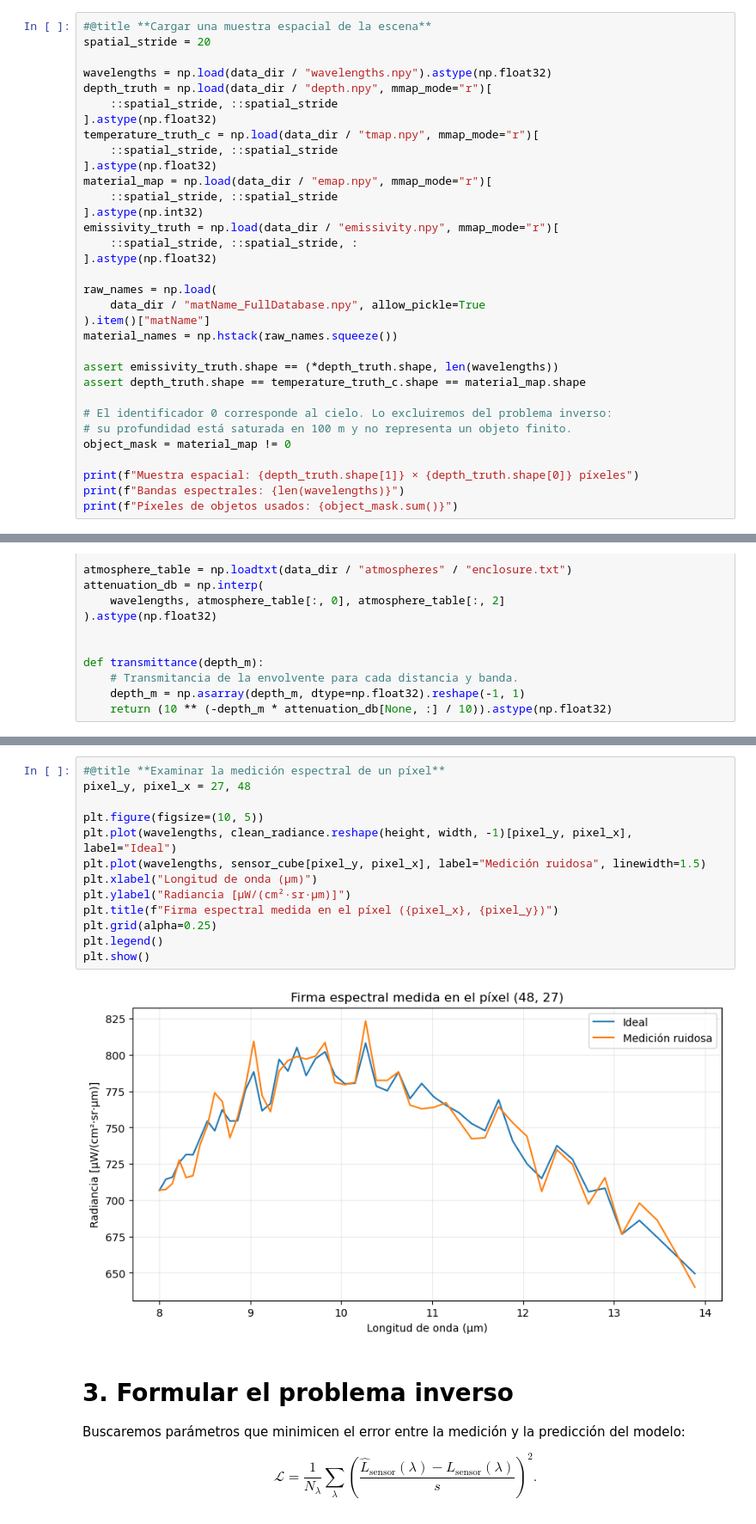
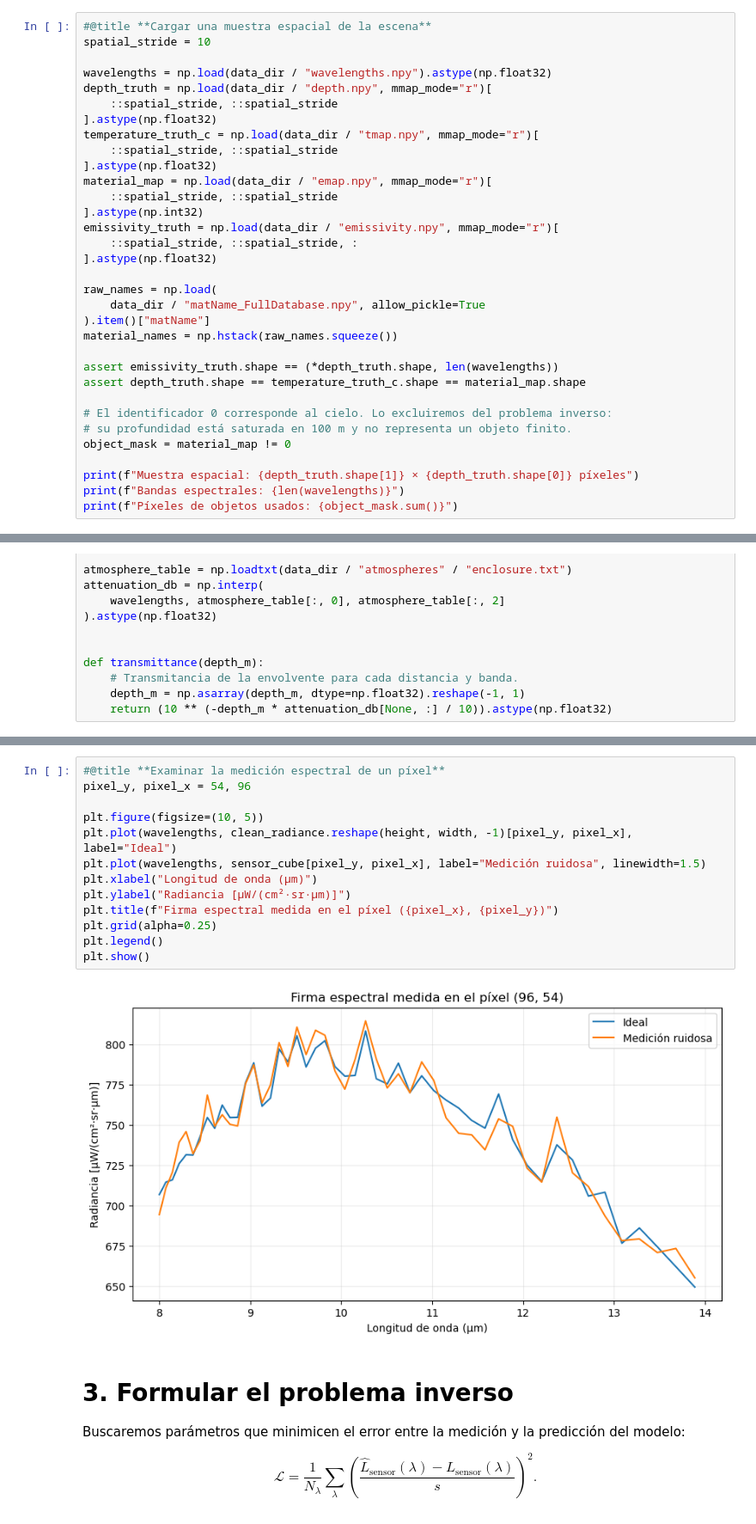
Before and after one commit to semilleroCV/Hands-on-Computer-Vision, a Jupyter notebook: sesiones/sesion10/Sesion10_3.ipynb, the cells around one changed output, grey strips where cells are left out. Shown at 86% size. Saved outputs shown, nothing was run; the diff lists cells and outputs as text.

```diff
--- a/sesiones/sesion10/Sesion10_3.ipynb
+++ b/sesiones/sesion10/Sesion10_3.ipynb
@@ -60,7 +60,7 @@ print(f"Datos disponibles en: {data_dir}")
 Datos disponibles en: data
 # %%
 #@title **Cargar una muestra espacial de la escena**
-spatial_stride = 20
+spatial_stride = 10
 
 wavelengths = np.load(data_dir / "wavelengths.npy").astype(np.float32)
 depth_truth = np.load(data_dir / "depth.npy", mmap_mode="r")[
@@ -214,18 +214,18 @@ plt.show()
 # %%
 #@title **Examinar la medición espectral de un píxel**
-pixel_y, pixel_x = 27, 48
+pixel_y, pixel_x = 54, 96
 
 plt.figure(figsize=(10, 5))
 plt.plot(wavelengths, clean_radiance.reshape(height, width, -1)[pixel_y, pixel_x], label="Ideal")
 plt.plot(wavelengths, sensor_cube[pixel_y, pixel_x], label="Medición ruidosa", linewidth=1.5)
 plt.xlabel("Longitud de onda (µm)")
 plt.ylabel("Radiancia [µW/(cm²·sr·µm)]")
 plt.title(f"Firma espectral medida en el píxel ({pixel_x}, {pixel_y})")
 plt.grid(alpha=0.25)
 plt.legend()
 plt.show()
 # %% [output]
-[figure, old version]
+[figure, new version]
 # %% [markdown]
 # <font color="4C5FDA"> **3. Formular el problema inverso** </font><a id="tema3"></a>
 
```
Also changed, not shown: parts of 14 cells of this notebook.
